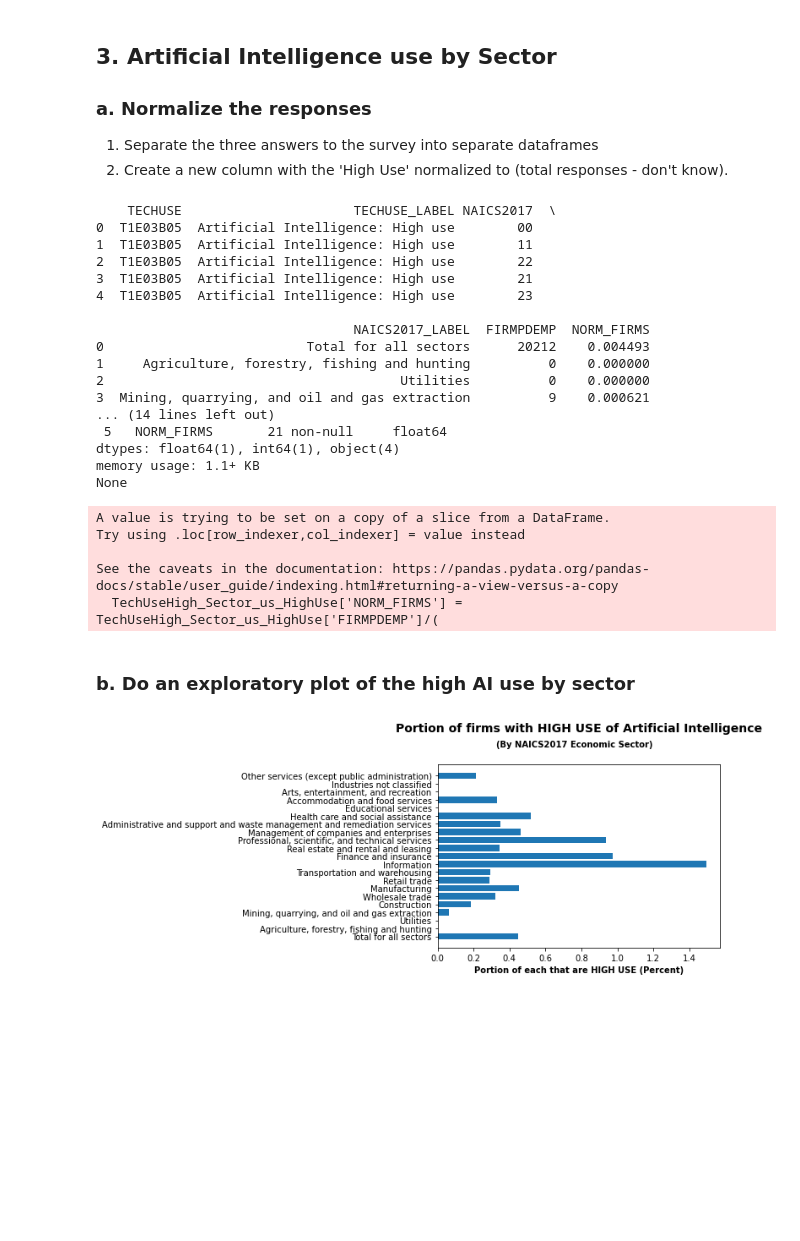
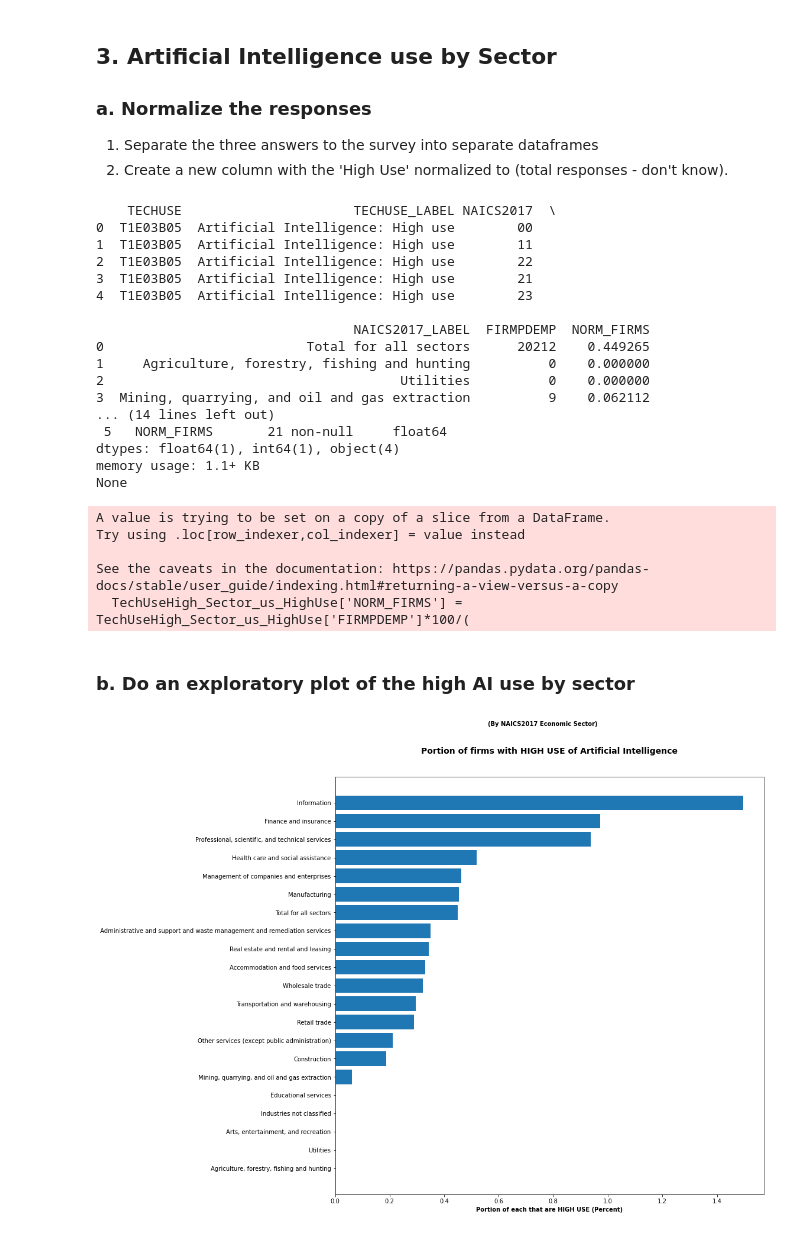
Before and after one commit to dgitall/GroupProj-Census, a Jupyter notebook: Question1-highuse-Analysis.ipynb, the cells around one changed output. Saved outputs shown, nothing was run; the diff lists cells and outputs as text; code cells hidden in the pictures; blank space fills up the shorter version.

```diff
--- a/Question1-highuse-Analysis.ipynb
+++ b/Question1-highuse-Analysis.ipynb
@@ -70,7 +111,7 @@ TechUseHigh_Sector_us_HighUse.reset_index(drop=True, inplace=True)
 TechUseHigh_Sector_us_DontKnow.reset_index(drop=True, inplace=True)
 TechUseHigh_Sector_us_Total.reset_index(drop=True, inplace=True)
 # Normalize high AI use to total non-don't-know responses
-TechUseHigh_Sector_us_HighUse['NORM_FIRMS'] = TechUseHigh_Sector_us_HighUse['FIRMPDEMP']/(
+TechUseHigh_Sector_us_HighUse['NORM_FIRMS'] = TechUseHigh_Sector_us_HighUse['FIRMPDEMP']*100/(
     TechUseHigh_Sector_us_Total['FIRMPDEMP'] - TechUseHigh_Sector_us_DontKnow['FIRMPDEMP'])
 print(TechUseHigh_Sector_us_HighUse.head())
 print(TechUseHigh_Sector_us_HighUse.columns)
@@ -84,10 +125,10 @@ print(TechUseHigh_Sector_us_HighUse.info())
 4  T1E03B05  Artificial Intelligence: High use        23
 
                                  NAICS2017_LABEL  FIRMPDEMP  NORM_FIRMS
-0                          Total for all sectors      20212    0.004493
+0                          Total for all sectors      20212    0.449265
 1     Agriculture, forestry, fishing and hunting          0    0.000000
 2                                      Utilities          0    0.000000
-3  Mining, quarrying, and oil and gas extraction          9    0.000621
+3  Mining, quarrying, and oil and gas extraction          9    0.062112
 ... (14 lines left out)
  5   NORM_FIRMS       21 non-null     float64
 dtypes: float64(1), int64(1), object(4)
@@ -97,20 +138,22 @@ A value is trying to be set on a copy of a slice from a DataFrame.
 Try using .loc[row_indexer,col_indexer] = value instead
 
 See the caveats in the documentation: https://pandas.pydata.org/pandas-docs/stable/user_guide/indexing.html#returning-a-view-versus-a-copy
-  TechUseHigh_Sector_us_HighUse['NORM_FIRMS'] = TechUseHigh_Sector_us_HighUse['FIRMPDEMP']/(
+  TechUseHigh_Sector_us_HighUse['NORM_FIRMS'] = TechUseHigh_Sector_us_HighUse['FIRMPDEMP']*100/(
 # %% [markdown]
 ### b. Do an exploratory plot of the high AI use by sector
 # %%
+TechUseHigh_Sector_us_HighUse = TechUseHigh_Sector_us_HighUse.sort_values(
+    by=['NORM_FIRMS'], ascending=True)
 fig, ax = plt.subplots()
 ax.barh(TechUseHigh_Sector_us_HighUse['NAICS2017_LABEL'],
-        TechUseHigh_Sector_us_HighUse['NORM_FIRMS']*100)
+        TechUseHigh_Sector_us_HighUse['NORM_FIRMS'])
 ax.set_ylabel = ('')
 ax.set_xlabel('Portion of each that are HIGH USE (Percent)\n',
               fontweight='bold')
 ax.set_title('Portion of firms with HIGH USE of Artificial Intelligence\n\n',
              fontsize=14, fontweight='bold')
 fig.suptitle('(By NAICS2017 Economic Sector)',
              fontsize=10, fontweight='bold')
 plt.show()
 # %% [output]
-[figure, old version]
+[figure, new version]
```
Also changed, not shown: parts of 21 cells of this notebook.
